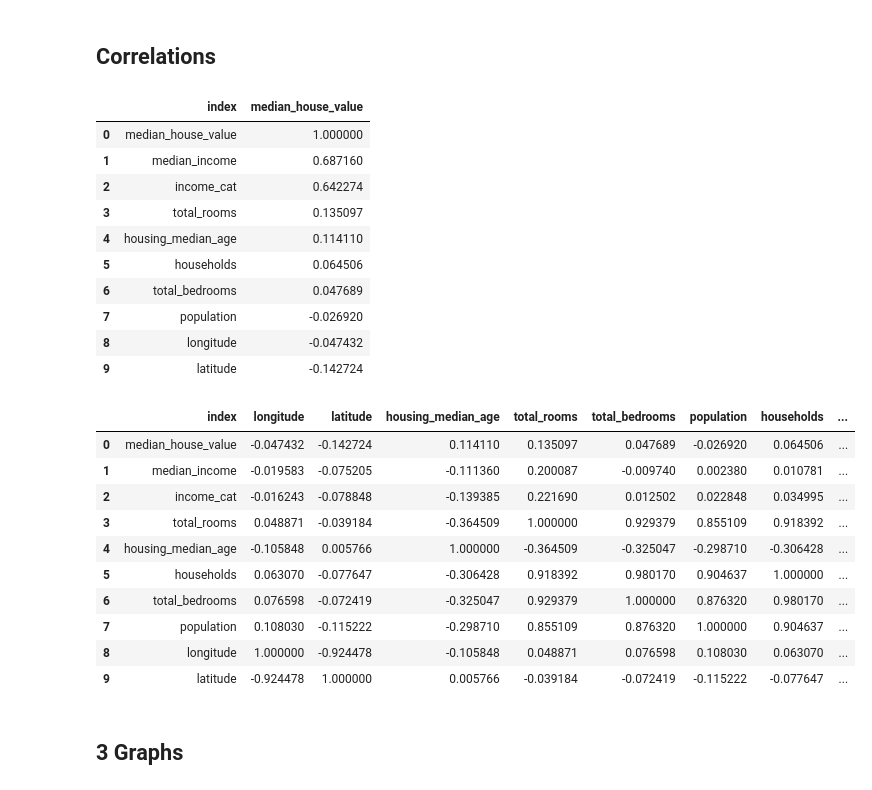
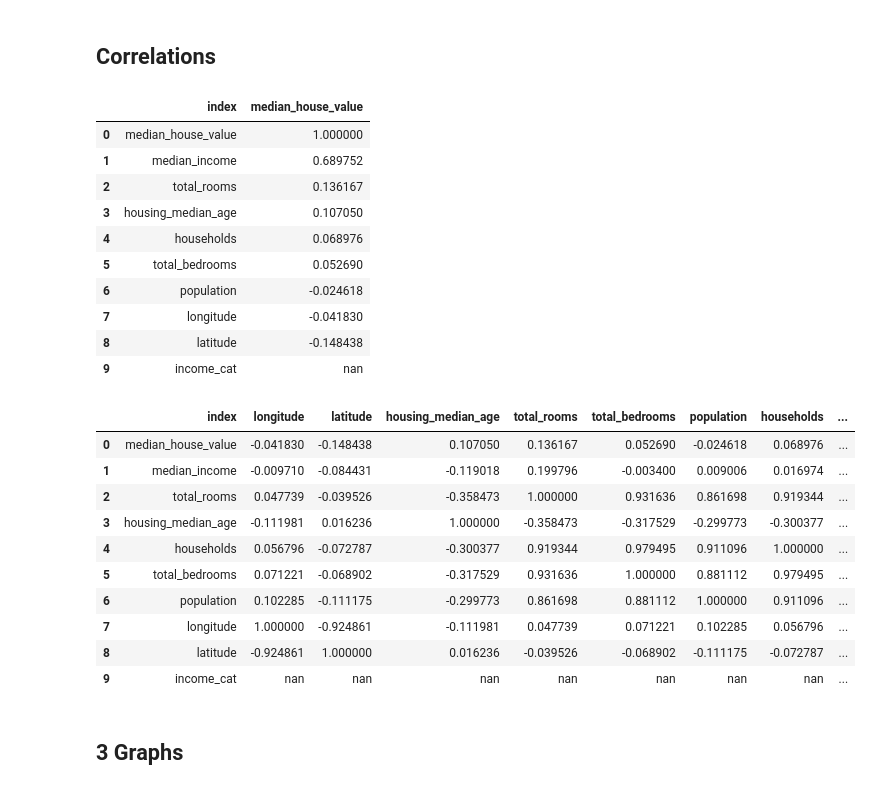
Before and after one commit to angelocandari/std-handsOnMachineLearning, a Jupyter notebook: std-handsOnMachineLearning.ipynb, the cells around one changed output. Drawn from its saved outputs; the diff is of its cells as text; code cells hidden in the pictures.

```diff
--- a/std-handsOnMachineLearning.ipynb
+++ b/std-handsOnMachineLearning.ipynb
@@ -28,7 +28,7 @@ Index(['longitude', 'latitude', 'housing_median_age', 'total_rooms',
 num = [f for f in df.columns if df.dtypes[f] != 'object']
 cat = [f for f in df.columns if df.dtypes[f] == 'object']
 num.remove('median_house_value')
-tar = df['median_house_value'] # Target. What we want to predict
+target = 'median_house_value' # Target. What we want to predict
 # %% [markdown]
 # Preview
 20640 rows with 10 variables. 8 numeric and 1 categorical. *median_house_value* is what we are trying to predict.
@@ -74,7 +72,7 @@ Only total_bedrooms has missing values. We will use median to replace missing va
 When splitting data, check first if there are similar groups you want to stratify to get an even random split.
 # %%
 ## Group median income according to 5 categories
-df['income_cat'] = np.ceil(df['median_income'] / 1.5)
+df['income_cat'] = np.ceil(df[target] / 1.5)
 df['income_cat'].where(df['income_cat'] < 5, 5.0, inplace=True)
 num = num + ['income_cat']
 # %%
@@ -121,33 +107,33 @@ Start with checking correlations of numeric variables with the target data. Then
 # %% [markdown]
 ## Correlations
 # %%
-train.corr()['median_house_value'].sort_values(ascending=False).reset_index().style.bar()
+train.corr()[target].sort_values(ascending=False).reset_index().style.bar()
 # %% [output]
 |  | index | median_house_value |
 | 0 | median_house_value | 1.000000 |
-| 1 | median_income | 0.687160 |
-| 2 | income_cat | 0.642274 |
-| 3 | total_rooms | 0.135097 |
-| 4 | housing_median_age | 0.114110 |
-| 5 | households | 0.064506 |
-| 6 | total_bedrooms | 0.047689 |
-| 7 | population | -0.026920 |
-| 8 | longitude | -0.047432 |
-| 9 | latitude | -0.142724 |
+| 1 | median_income | 0.689752 |
+| 2 | total_rooms | 0.136167 |
+| 3 | housing_median_age | 0.107050 |
+| 4 | households | 0.068976 |
+| 5 | total_bedrooms | 0.052690 |
+| 6 | population | -0.024618 |
+| 7 | longitude | -0.041830 |
+| 8 | latitude | -0.148438 |
+| 9 | income_cat | nan |
 # %%
-train.corr().sort_values(by = 'median_house_value', ascending=False).reset_index().style.bar()
+train.corr().sort_values(by = target, ascending=False).reset_index().style.bar()
 # %% [output]
 |  | index | longitude | latitude | housing_median_age | total_rooms | total_bedrooms | population | households | ... |
-| 0 | median_house_value | -0.047432 | -0.142724 | 0.114110 | 0.135097 | 0.047689 | -0.026920 | 0.064506 | ... |
-| 1 | median_income | -0.019583 | -0.075205 | -0.111360 | 0.200087 | -0.009740 | 0.002380 | 0.010781 | ... |
-| 2 | income_cat | -0.016243 | -0.078848 | -0.139385 | 0.221690 | 0.012502 | 0.022848 | 0.034995 | ... |
-| 3 | total_rooms | 0.048871 | -0.039184 | -0.364509 | 1.000000 | 0.929379 | 0.855109 | 0.918392 | ... |
-| 4 | housing_median_age | -0.105848 | 0.005766 | 1.000000 | -0.364509 | -0.325047 | -0.298710 | -0.306428 | ... |
-| 5 | households | 0.063070 | -0.077647 | -0.306428 | 0.918392 | 0.980170 | 0.904637 | 1.000000 | ... |
-| 6 | total_bedrooms | 0.076598 | -0.072419 | -0.325047 | 0.929379 | 1.000000 | 0.876320 | 0.980170 | ... |
-| 7 | population | 0.108030 | -0.115222 | -0.298710 | 0.855109 | 0.876320 | 1.000000 | 0.904637 | ... |
-| 8 | longitude | 1.000000 | -0.924478 | -0.105848 | 0.048871 | 0.076598 | 0.108030 | 0.063070 | ... |
-| 9 | latitude | -0.924478 | 1.000000 | 0.005766 | -0.039184 | -0.072419 | -0.115222 | -0.077647 | ... |
+| 0 | median_house_value | -0.041830 | -0.148438 | 0.107050 | 0.136167 | 0.052690 | -0.024618 | 0.068976 | ... |
+| 1 | median_income | -0.009710 | -0.084431 | -0.119018 | 0.199796 | -0.003400 | 0.009006 | 0.016974 | ... |
+| 2 | total_rooms | 0.047739 | -0.039526 | -0.358473 | 1.000000 | 0.931636 | 0.861698 | 0.919344 | ... |
+| 3 | housing_median_age | -0.111981 | 0.016236 | 1.000000 | -0.358473 | -0.317529 | -0.299773 | -0.300377 | ... |
+| 4 | households | 0.056796 | -0.072787 | -0.300377 | 0.919344 | 0.979495 | 0.911096 | 1.000000 | ... |
+| 5 | total_bedrooms | 0.071221 | -0.068902 | -0.317529 | 0.931636 | 1.000000 | 0.881112 | 0.979495 | ... |
+| 6 | population | 0.102285 | -0.111175 | -0.299773 | 0.861698 | 0.881112 | 1.000000 | 0.911096 | ... |
+| 7 | longitude | 1.000000 | -0.924861 | -0.111981 | 0.047739 | 0.071221 | 0.102285 | 0.056796 | ... |
+| 8 | latitude | -0.924861 | 1.000000 | 0.016236 | -0.039526 | -0.068902 | -0.111175 | -0.072787 | ... |
+| 9 | income_cat | nan | nan | nan | nan | nan | nan | nan | ... |
 # %% [markdown]
 ## 3 Graphs
 # %%
```
Also changed, not shown: parts of 48 cells of this notebook.
